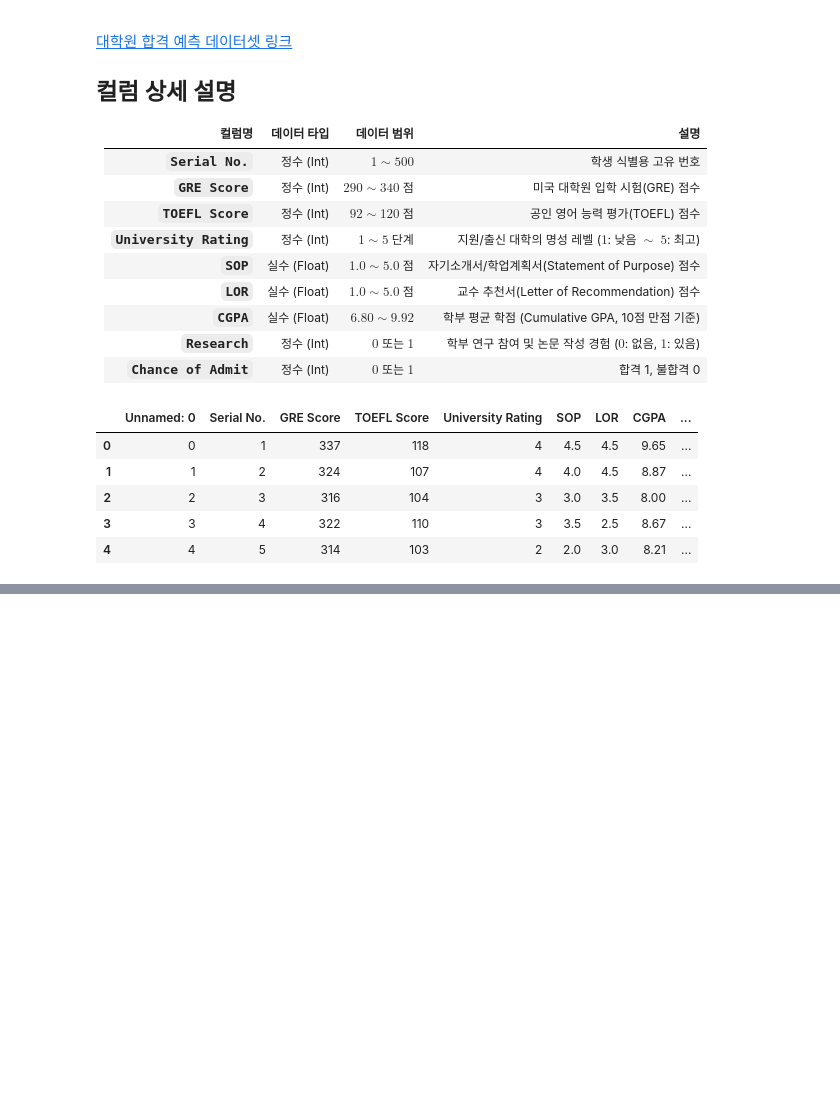
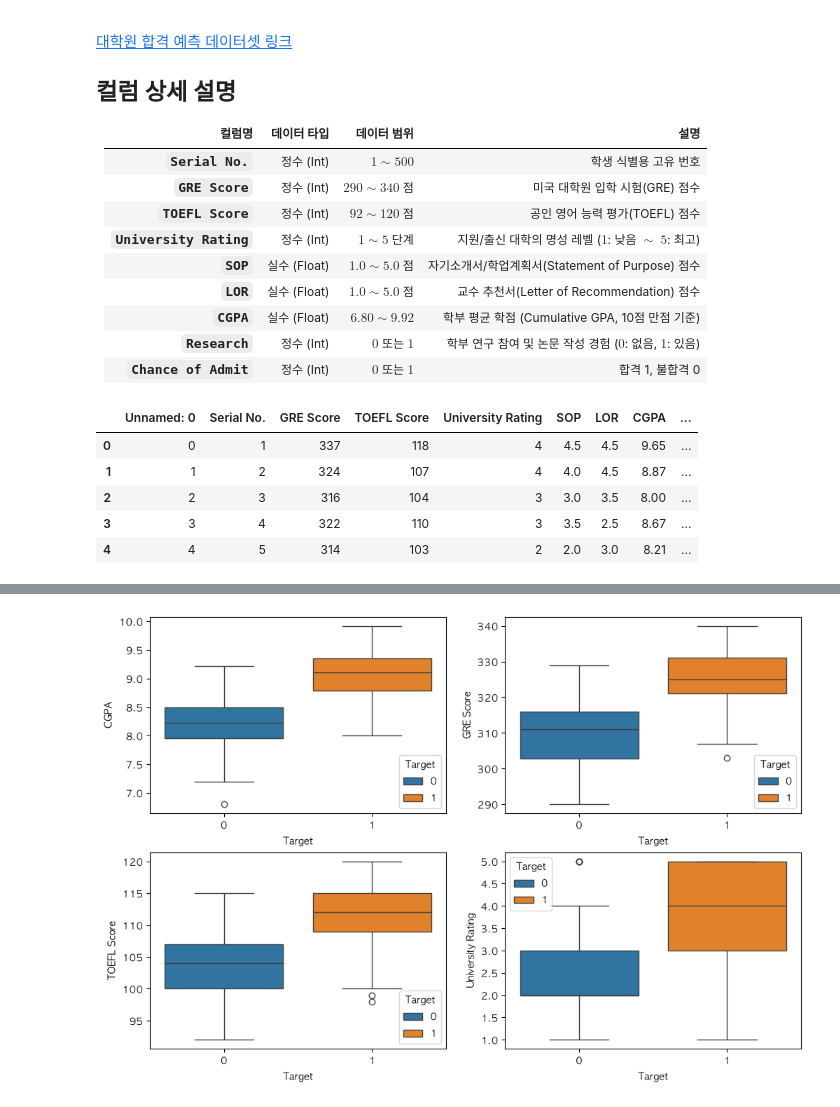
Before and after one commit to chaejinseong/kdt_study, a Jupyter notebook: ml/workspace/7. LinearRegression, LogisticRegression(선형회귀, 이진분류).ipynb, the cells around one changed output, grey strips where cells are left out. Cells and saved outputs as stored; diff of their text form; code cells hidden in the pictures; blank space fills up the shorter version.

```diff
--- a/ml/workspace/7. LinearRegression, LogisticRegression(선형회귀, 이진분류).ipynb
+++ b/ml/workspace/7. LinearRegression, LogisticRegression(선형회귀, 이진분류).ipynb
@@ -289,0 +399,7 @@ df.head()
+# %%
+base_path = "/Users/kdt_0900_cjs/ml/resource/dataset"
+file_name = "admission_predict.csv"
+file_path = os.path.join(base_path, file_name)
+
+df = pd.read_csv(file_path)
+df.head()
@@ -289,0 +420,3 @@ df.head()
+# %%
+admission_df = df.drop(["Unnamed: 0", "Serial No."], axis=1)
+admission_df.columns = ['GRE Score', 'TOEFL Score', 'University Rating', 'SOP', 'LOR', 'CGPA', 'Research', 'Target']
@@ -289,0 +462,11 @@ df.head()
+# %%
+features = ["CGPA", "GRE Score", "TOEFL Score", "University Rating"]
+
+plt.figure(figsize=(12, 8))
+for i, feature in enumerate(features, 1):
+    plt.subplot(2, 2, i)
+    sns.boxplot(admission_df, x="Target", y=feature, hue = "Target")
+
+plt.show()
+# %% [output]
+[figure, added]
```
Also changed, not shown: parts of 40 cells of this notebook, 1 other file.
